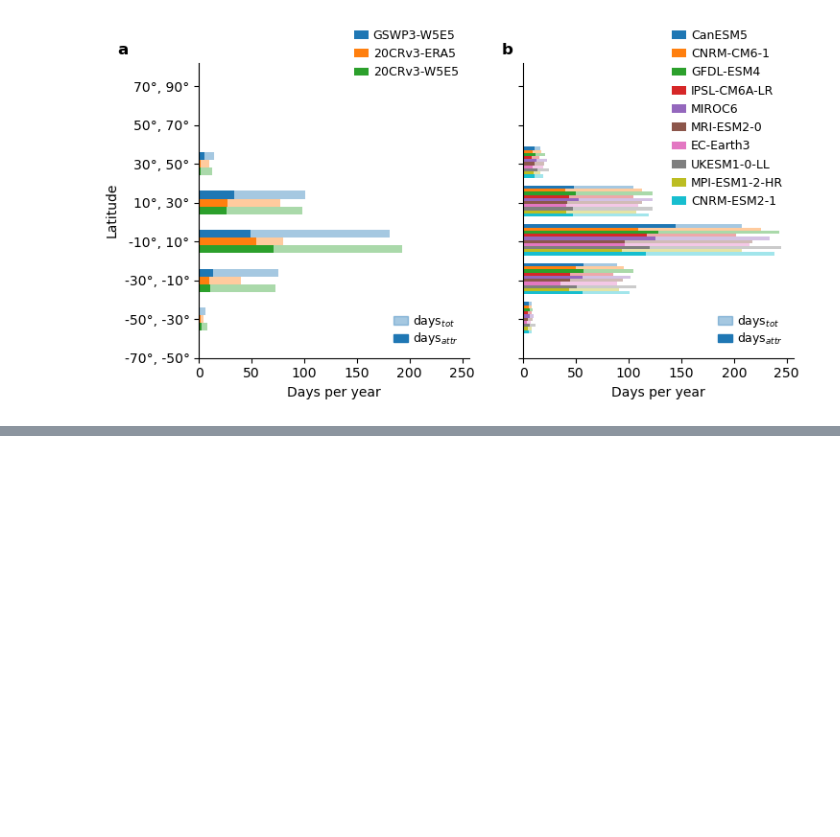
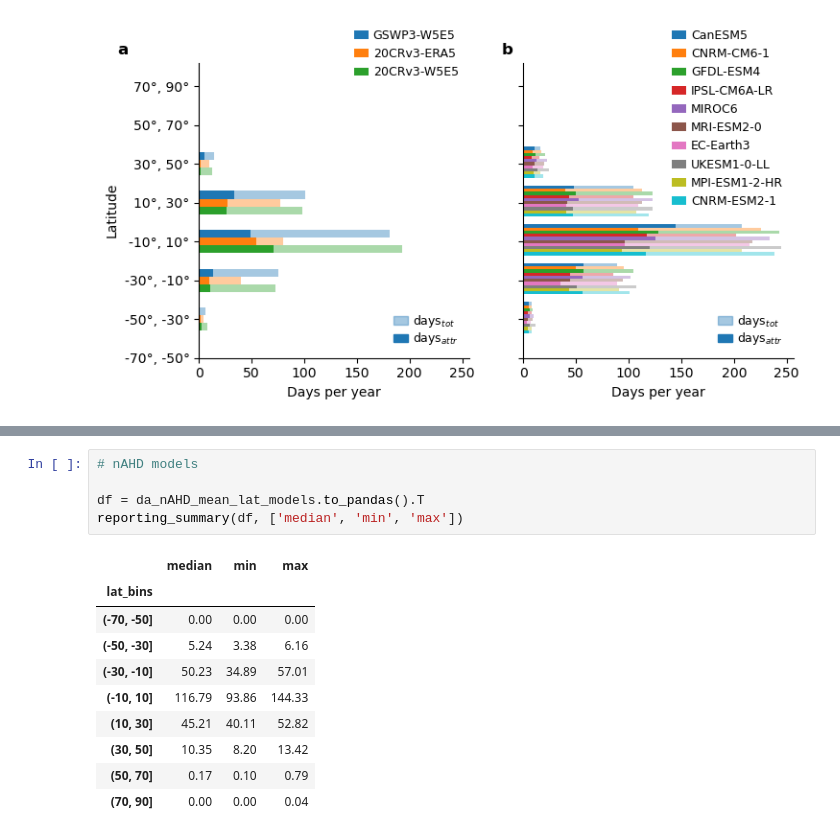
Before and after one commit to rosapietroiusti/attr-hs, a Jupyter notebook: main/attr-hw-fig1-SI.ipynb, the cells around one changed output, grey strips where cells are left out. Cells and saved outputs as stored; diff of their text form; blank space fills up the shorter version.

```diff
--- a/main/attr-hw-fig1-SI.ipynb
+++ b/main/attr-hw-fig1-SI.ipynb
@@ -593,0 +505,16 @@ da_p1_mean_lat.to_pandas().T.round(2)
+# %%
+# nAHD models
+
+df = da_nAHD_mean_lat_models.to_pandas().T
+reporting_summary(df, ['median', 'min', 'max'])
+# %% [output]
+|  | median | min | max |
+| lat_bins |  |  |  |
+| (-70, -50] | 0.00 | 0.00 | 0.00 |
+| (-50, -30] | 5.24 | 3.38 | 6.16 |
+| (-30, -10] | 50.23 | 34.89 | 57.01 |
+| (-10, 10] | 116.79 | 93.86 | 144.33 |
+| (10, 30] | 45.21 | 40.11 | 52.82 |
+| (30, 50] | 10.35 | 8.20 | 13.42 |
+| (50, 70] | 0.17 | 0.10 | 0.79 |
+| (70, 90] | 0.00 | 0.00 | 0.04 |
```
Also changed, not shown: parts of 28 cells of this notebook, 34 other files.
